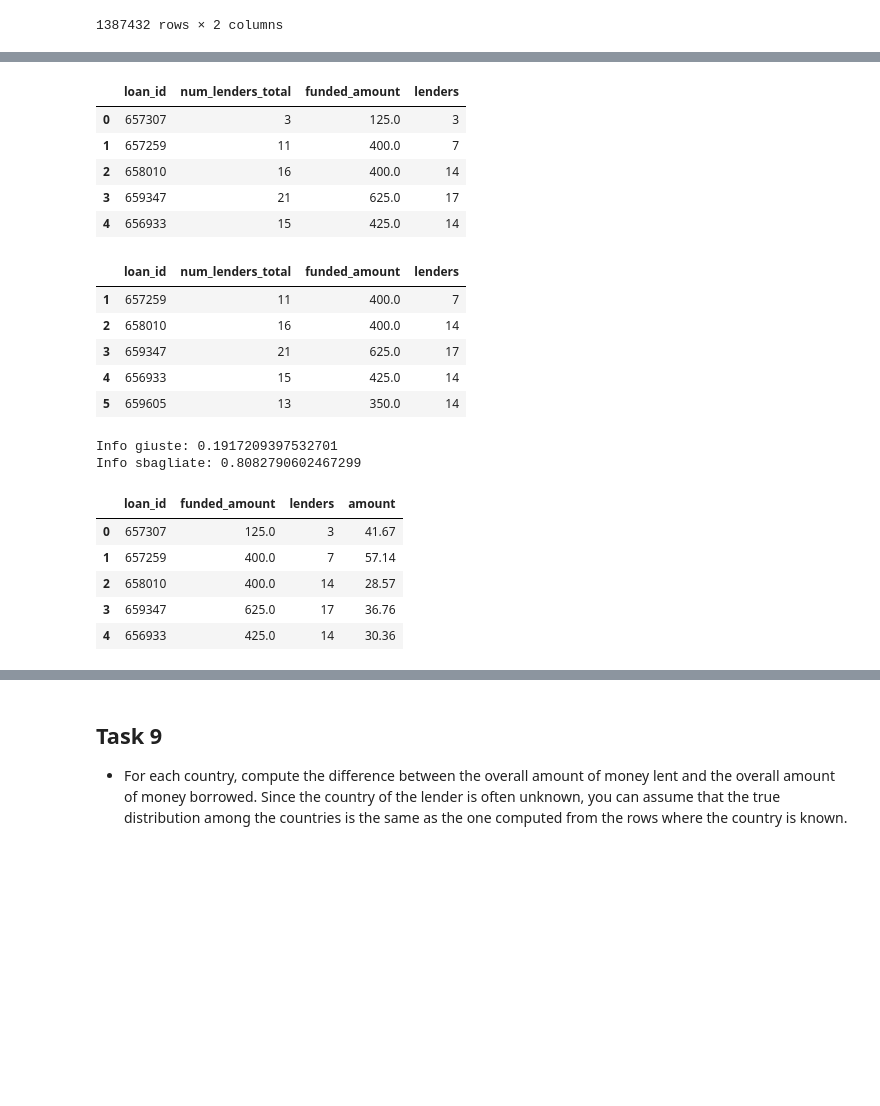
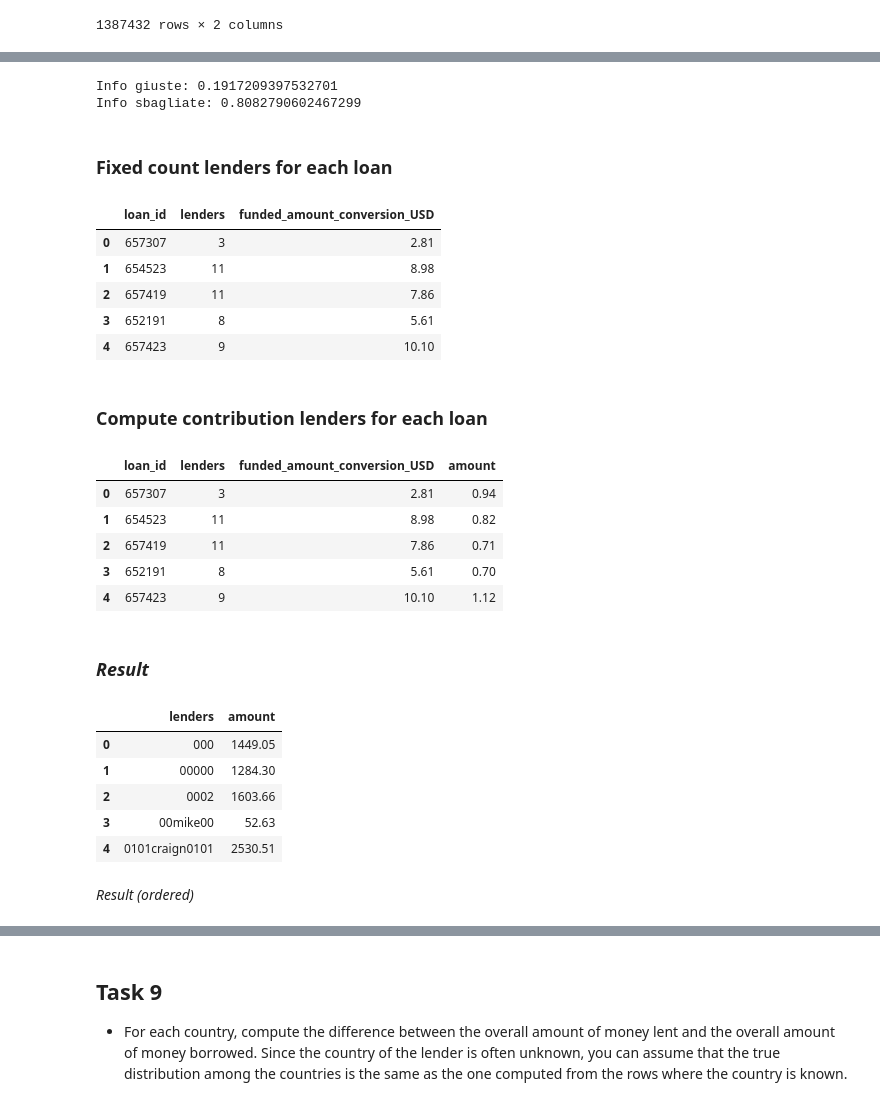
Before and after one commit to gaveter/Project_cs, a Jupyter notebook: Project.ipynb, the cells around one changed output, grey strips where cells are left out. Cells and saved outputs as stored; diff of their text form; code cells hidden in the pictures; blank space fills up the shorter version.

```diff
--- a/Project.ipynb
+++ b/Project.ipynb
@@ -691,2 +611,3 @@ firstBlock.drop(columns=['date','curr'],inplace=True)
 # %%
 firstBlock['funded_amount_conversion_USD']=round(firstBlock['funded_amount']/firstBlock['rate'],2)
+firstBlock['loan_amount_conversion_USD']=round(firstBlock['loan_amount']/firstBlock['rate'],2)
@@ -836,9 +726,9 @@ country_amount_year.head()
 ## Task 8
 - For each lender, compute the overall amount of money lent. For each loan that has more than one lender, you must assume that all lenders contributed the same amount.
 # %%
-numberLoans_lender_norm=loans_lender_norm.groupby('loan_id')['lenders'].count()
-numberLoans_lender_norm=pd.DataFrame(numberLoans_lender_norm).reset_index(level=0)
-numberLoans_lender_norm
+number_loans_lender_norm=loans_lender_norm.groupby('loan_id')['lenders'].count()
+number_loans_lender_norm=pd.DataFrame(number_loans_lender_norm).reset_index(level=0)
+number_loans_lender_norm
 # %% [output]
 |  | loan_id | lenders |
 | 0 | 84 | 3 |
@@ -858,11 +748,4 @@ loans_lender = loan[['loan_id','num_lenders_total','funded_amount']]
 # %%
-numberLoans = pd.merge(loans_lender,numberLoans_lender_norm,how="inner",on="loan_id")
-numberLoans.head()
+loans_lender_amount = pd.merge(loan_simplified_USD,number_loans_lender_norm,how="inner",on="loan_id")
+loans_lender_amount= loans_lender_amount[['loan_id','num_lenders_total','lenders','funded_amount_conversion_USD']]
-# %% [output]
-|  | loan_id | num_lenders_total | funded_amount | lenders |
-| 0 | 657307 | 3 | 125.0 | 3 |
-| 1 | 657259 | 11 | 400.0 | 7 |
-| 2 | 658010 | 16 | 400.0 | 14 |
-| 3 | 659347 | 21 | 625.0 | 17 |
-| 4 | 656933 | 15 | 425.0 | 14 |
 # %%
@@ -871,16 +754,22 @@ wrong = numberLoans[numberLoans['num_lenders_total']!=numberLoans['lenders']]
+# %%
+#plot barchart da fare
+print("Info giuste: "+str(len(correct)/len(loans_lender_amount)))
+print("Info sbagliate: "+str(len(wrong)/len(loans_lender_amount)))
+# %% [output]
+Info giuste: 0.1917209397532701
+Info sbagliate: 0.8082790602467299
+# %% [markdown]
+### Fixed count lenders for each loan
+# %%
+loans_lender_amount.drop(columns='num_lenders_total',inplace=True)
 # %%
-wrong.head()
+loans_lender_amount.head()
 # %% [output]
-|  | loan_id | num_lenders_total | funded_amount | lenders |
-| 1 | 657259 | 11 | 400.0 | 7 |
-| 2 | 658010 | 16 | 400.0 | 14 |
-| 3 | 659347 | 21 | 625.0 | 17 |
-| 4 | 656933 | 15 | 425.0 | 14 |
-| 5 | 659605 | 13 | 350.0 | 14 |
+|  | loan_id | lenders | funded_amount_conversion_USD |
+| 0 | 657307 | 3 | 2.81 |
+| 1 | 654523 | 11 | 8.98 |
+| 2 | 657419 | 11 | 7.86 |
+| 3 | 652191 | 8 | 5.61 |
+| 4 | 657423 | 9 | 10.10 |
-# %%
-#plot barchart da fare
-print("Info giuste: "+str(len(correct)/len(numberLoans)))
-print("Info sbagliate: "+str(len(wrong)/len(numberLoans)))
-# %% [output]
-Info giuste: 0.1917209397532701
-Info sbagliate: 0.8082790602467299
+# %% [markdown]
+### Compute contribution lenders for each loan
@@ -887 +778,10 @@ Info sbagliate: 0.8082790602467299
+# %%
+loans_lender_amount.head()
+# %% [output]
+|  | loan_id | lenders | funded_amount_conversion_USD | amount |
+| 0 | 657307 | 3 | 2.81 | 0.94 |
+| 1 | 654523 | 11 | 8.98 | 0.82 |
+| 2 | 657419 | 11 | 7.86 | 0.71 |
+| 3 | 652191 | 8 | 5.61 | 0.70 |
+| 4 | 657423 | 9 | 10.10 | 1.12 |
 # %%
@@ -892,9 +796,11 @@ loans_lender_correct['amount']=round(loans_lender_correct['funded_amount']/loans
+# %% [markdown]
+### _Result_
 # %%
-loans_lender_correct.head()
+amount_lender.head()
 # %% [output]
-|  | loan_id | funded_amount | lenders | amount |
-| 0 | 657307 | 125.0 | 3 | 41.67 |
-| 1 | 657259 | 400.0 | 7 | 57.14 |
-| 2 | 658010 | 400.0 | 14 | 28.57 |
-| 3 | 659347 | 625.0 | 17 | 36.76 |
-| 4 | 656933 | 425.0 | 14 | 30.36 |
+|  | lenders | amount |
+| 0 | 000 | 1449.05 |
+| 1 | 00000 | 1284.30 |
+| 2 | 0002 | 1603.66 |
+| 3 | 00mike00 | 52.63 |
+| 4 | 0101craign0101 | 2530.51 |
@@ -908 +807,3 @@ amountLender = pd.DataFrame(amountLender).reset_index(level=0)
+# %% [markdown]
+_Result (ordered)_
 # %%
```
Also changed, not shown: parts of 64 cells of this notebook.
